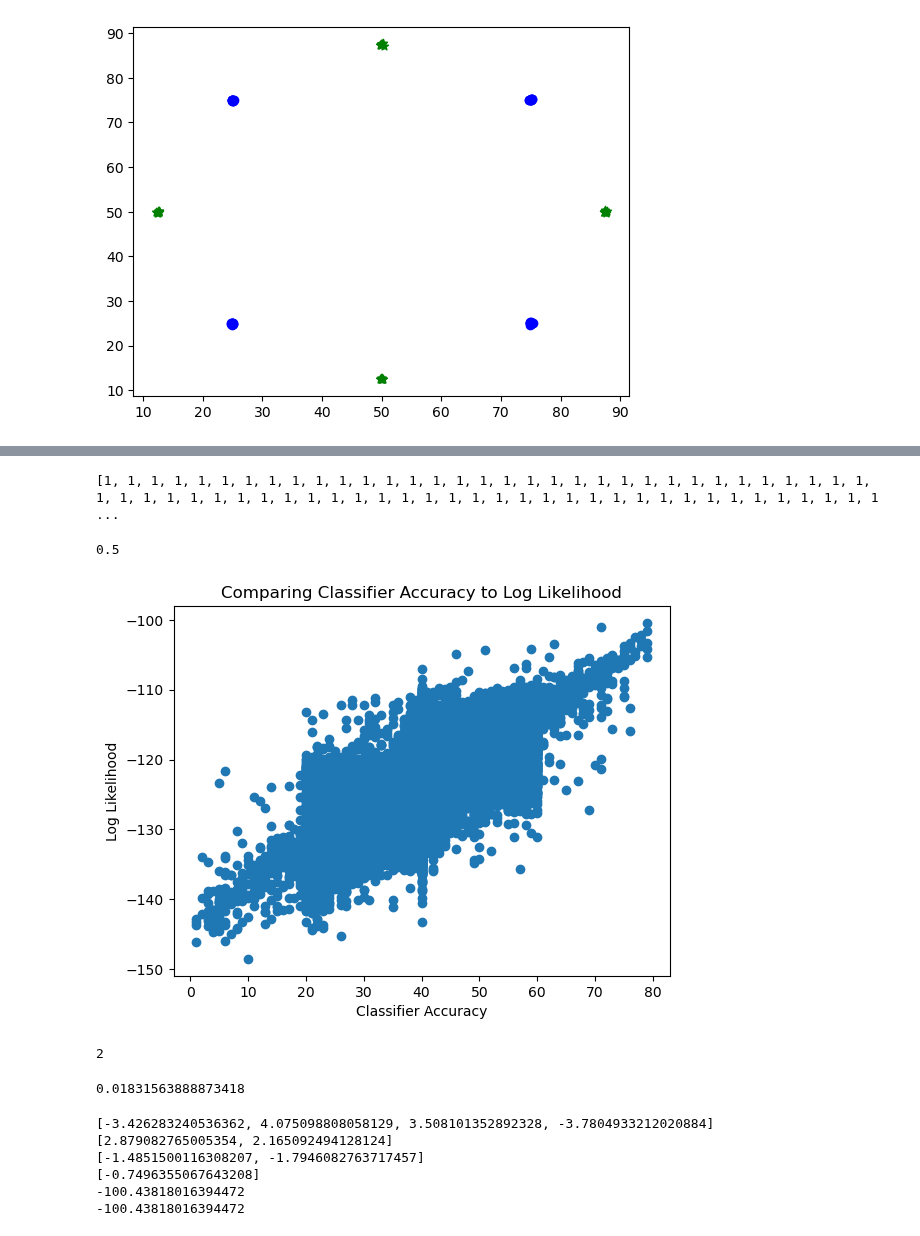
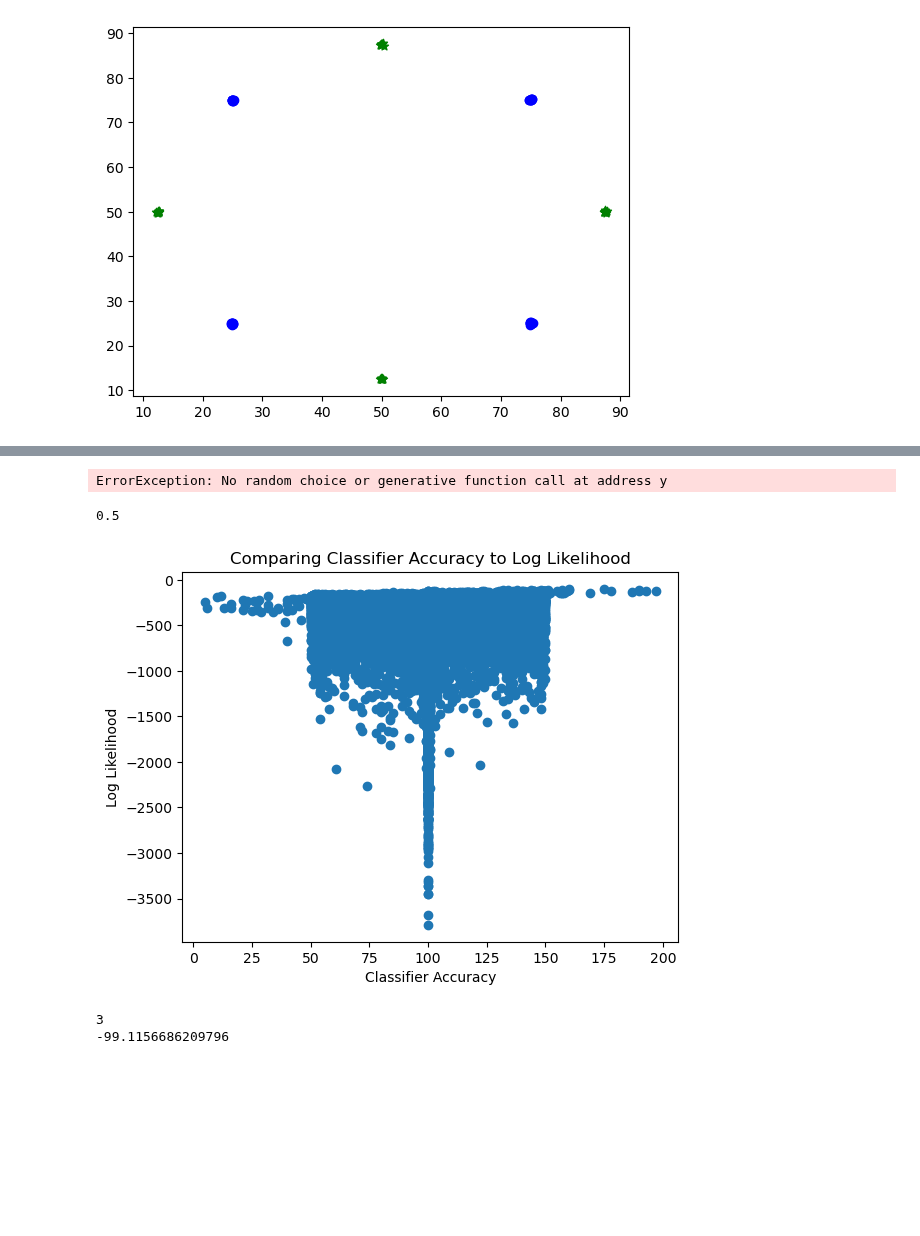
Before and after one commit to jberezow/RJMCMC, a Jupyter notebook: Thesis-Classifier.ipynb, the cells around one changed output, grey strips where cells are left out. Cells and saved outputs as stored; diff of their text form; code cells hidden in the pictures; blank space fills up the shorter version.

Commit message:
Switched back to sigmoid in classifier. Using bernoulli likelihood again. Works but samples slowly.

```diff
--- a/Thesis-Classifier.ipynb
+++ b/Thesis-Classifier.ipynb
@@ -12,10 +12,12 @@ using Distances;
 #using BenchmarkTools;
 # %%
 #Hyperparameters
-n = 20
+n = 50
 N = n*4
 σₐ = 0.02
 σᵧ = 1.0 #Likelihood variance
+α = 0.09 #"Regularization" Term for NN Parameters
+σₖ = sqrt(1/α) #Gaussian Variance for NN Parameters
 k_range = 12
 k_list = [1, 2, 3, 4, 5, 6, 7, 8, 9, 10, 11, 12] #November 3
 k_list_lite = [i for i in 1:k_range];
@@ -226,15 +232,17 @@ y_predictions = data_labeller(tracez[:y])
 
 #y_predictions = [tracez[(:y,i)] for i=1:length(classes)]
 sum([y_predictions[i] == Int(classes[i]) for i=1:length(classes)])
+# %% [output]
+ErrorException: No random choice or generative function call at address y
 # %%
 #Register Observed Data
 y_samp = classes
 x_samp = data
 obs_master = choicemap()::ChoiceMap
-obs_master[:y] = y_samp .- 1
-#for i=1:length(classes)
-    #obs_master[(:y,i)] = classes[i]
-#end
+#obs_master[:y] = y_samp .- 1
+for i=1:length(classes)
+    obs_master[(:y,i)] = classes[i]
+end
 obs = obs_master
 scores = []
 accs = []
@@ -251,22 +259,20 @@ best_k = best_trace[:k]
 
 best_pred_y = G(data,best_Wₕ,best_Wₒ,best_bₕ,best_bₒ,best_k)
 best_pred_labels = data_labeller(best_pred_y)
-print(best_pred_labels)
+#print(best_pred_labels)
 best_acc = sum([classes[i] == best_pred_labels[i] for i=1:length(classes)])/length(classes)
 #best_dist = euclidean(best_pred_labels, classes)
 # %% [output]
-[1, 1, 1, 1, 1, 1, 1, 1, 1, 1, 1, 1, 1, 1, 1, 1, 1, 1, 1, 1, 1, 1, 1, 1, 1, 1, 1, 1, 1, 1, 1, 1, 1, 1, 1, 1, 1, 1, 1, 1, 1, 1, 1, 1, 1, 1, 1, 1, 1, 1, 1, 1, 1, 1, 1, 1, 1, 1, 1, 1, 1, 1, 1, 1, 1, 1, 1 ...
+0.5
-0.5
 # %%
 #Plot of Log Likelihood Scores
 y_samp = classes
 x_samp = data
 obs_master = choicemap()::ChoiceMap
-obs_master[:y] = y_samp .- 1
-obs_master[:k] = 2
-#for i=1:length(classes)
-    #obs_master[(:y,i)] = classes[i]
-#end
+
+for i=1:length(classes)
+    obs_master[(:y,i)] = classes[i]
+end
 obs = obs_master
 scores = []
 accs = []
@@ -308,55 +314,51 @@ function likelihood(best_trace, best_dist, best_score, best_k, best_acc)
     #println(pred_labels)
 
     acc = sum([classes[i] == pred_labels[i] for i=1:length(classes)])
     dist = euclidean(pred_y, classes)
     score = get_score(trace)
     #println(score)
     if score > best_score
         best_acc = acc
         best_score = score
         best_k = k
         best_trace = trace
         best_dist = dist
         best_pred_labels = pred_labels
     end
     push!(scores,score)
     push!(accs,acc)
     push!(distances, dist)
     push!(ks, k)
 
     return(best_trace, best_dist, best_score, best_k, best_acc)
 end
 
-for i=1:200000
-    best_trace, best_dist, best_score, best_k, best_acc = likelihood(best_trace, best_dist, best_score, best_k, best_acc)
+#Testing specific k value
+obs = obs_master
+obs[:k] = 2
+(best_trace2,) = generate(classifier, (x_samp,), obs)
+for i=1:20000
+    best_trace2, best_dist, best_score, best_k, best_acc = likelihood(best_trace2, best_dist, best_score, best_k, best_acc)
+    push!(best_ks, best_k)
+end
+
+obs = obs_master
+obs[:k] = 3
+(best_trace3,) = generate(classifier, (x_samp,), obs)
+for i=1:20000
+    best_trace3, best_dist, best_score, best_k, best_acc = likelihood(best_trace3, best_dist, best_score, best_k, best_acc)
     push!(best_ks, best_k)
 end
 
 scatter(accs,scores)
-#plt.ylim(-50,0)
+#plt.ylim(-500,-450)
+#plt.xlim(400,800)
 plt.title("Comparing Classifier Accuracy to Log Likelihood")
 plt.xlabel("Classifier Accuracy")
 plt.ylabel("Log Likelihood");
-print(best_k)
+println(best_k)
+println(best_score)
 # %% [output]
-[figure, old version]
+[figure, new version]
-2
+3
+-99.1156686209796
-# %%
-#print(best_acc)
-println(exp(-4))
-# %% [output]
-0.01831563888873418
-# %%
-println(best_trace[:Wₕ])
-println(best_trace[:Wₒ])
-println(best_trace[:bₕ])
-println(best_trace[:bₒ])
-println(get_score(best_trace))
-println(best_score)
-# %% [output]
-[-3.426283240536362, 4.075098808058129, 3.508101352892328, -3.7804933212020884]
-[2.879082765005354, 2.165092494128124]
-[-1.4851500116308207, -1.7946082763717457]
-[-0.7496355067643208]
--100.43818016394472
--100.43818016394472
```
Also changed, not shown: parts of 19 cells of this notebook, 1 other file.
